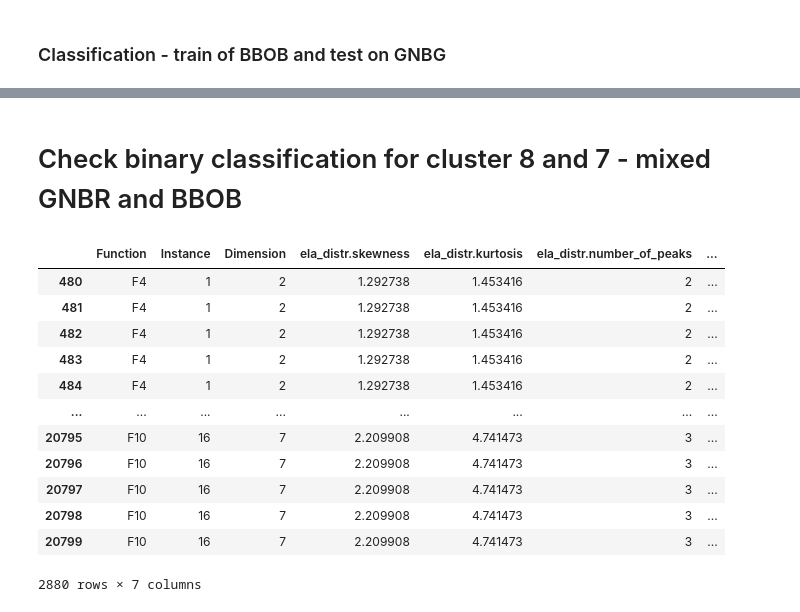
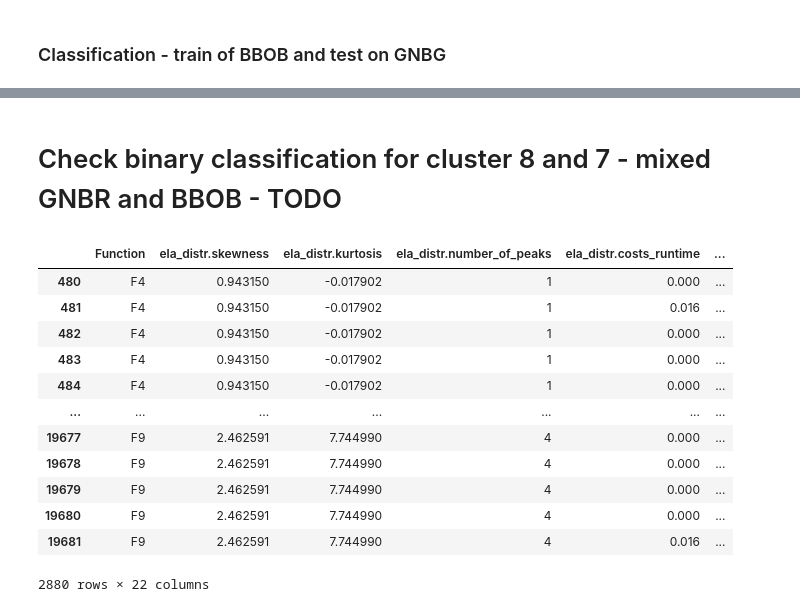
Before and after one commit to Blacked1234/evolutionary_alg, a Jupyter notebook: gnbr_bbob_class.ipynb, the cells around one changed output, grey strips where cells are left out. Saved outputs shown, nothing was run; the diff lists cells and outputs as text; code cells hidden in the pictures.

```diff
--- a/gnbr_bbob_class.ipynb
+++ b/gnbr_bbob_class.ipynb
@@ -47,12 +83,14 @@ bbob_data_df.head()
 | 3 | 0.308304 | -0.857005 | 2 | 0.000 | ... |
 | 4 | 0.308304 | -0.857005 | 2 | 0.000 | ... |
 5 rows × 63 columns
+# %%
+columns = bbob_data_df.columns.to_list()[:-3]
 # %% [markdown]
 ## Comparision
 # %%
 
 selected_features_1 = ['ela_distr.skewness', 'ela_distr.kurtosis', 'ela_distr.number_of_peaks', 'ela_distr.costs_runtime', 'fitness_distance.fd_correlation','fitness_distance.fd_cov',	'fitness_distance.distance_mean',	'fitness_distance.distance_std',	'fitness_distance.fitness_mean',	'fitness_distance.fitness_std',	'fitness_distance.costs_runtime']
-selected_features_2 = ['ela_distr.skewness', 'ela_distr.kurtosis', 'ela_distr.number_of_peaks', 'ela_distr.costs_runtime']
+selected_features_2 = columns[:20]
 selected_features_3 = ['fitness_distance.fd_correlation','fitness_distance.fd_cov',	'fitness_distance.distance_mean',	'fitness_distance.distance_std',	'fitness_distance.fitness_mean',	'fitness_distance.fitness_std',	'fitness_distance.costs_runtime']
 
 ela_melted_1 = bbob_data_df.melt(id_vars='Function', value_vars=selected_features_2, ## TODO change features
@@ -277,26 +372,29 @@ Random Forest Accuracy: 0.1820849759088918
 # %% [markdown]
-# Check binary classification for cluster 8 and 7 - mixed GNBR and BBOB
+# Check binary classification for cluster 8 and 7 - mixed GNBR and BBOB - TODO
 # %%
 df_train_1 = gnbr_data_df[(gnbr_data_df['Function'] == 'F4') |
                          (gnbr_data_df['Function'] == 'F9') |
-                         (gnbr_data_df['Function'] == 'F8')]  # Only 7th and 8th clusterdf_train = df_train[~df_train.isin([np.inf, -np.inf]).any(axis=1)]
+                         (gnbr_data_df['Function'] == 'F8')][['Function'] + selected_features_2]  # Only 7th and 8th clusterdf_train = df_train[~df_train.isin([np.inf, -np.inf]).any(axis=1)]
 
 df_train_2 = bbob_data_df[(bbob_data_df['Function'] == 'F9')|
                           (bbob_data_df['Function'] == 'F10')|
-                          (bbob_data_df['Function'] == 'F4')][['Function', 'Instance', 'Dimension'] + selected_features_2]
+                          (bbob_data_df['Function'] == 'F4')][['Function'] + selected_features_2]
+# %%
+df_train_1["Cluster"] = df_train_1['Function'].apply(lambda x: 7 if x == 'F4' else 8)
+df_train_2["Cluster"] = df_train_2['Function'].apply(lambda x: 8 if x == 'F4' else 7)
 # %%
-df_train_1["Cluster"] =
+df_train_1
 # %% [output]
-|  | Function | Instance | Dimension | ela_distr.skewness | ela_distr.kurtosis | ela_distr.number_of_peaks | ... |
-| 480 | F4 | 1 | 2 | 1.292738 | 1.453416 | 2 | ... |
-| 481 | F4 | 1 | 2 | 1.292738 | 1.453416 | 2 | ... |
-| 482 | F4 | 1 | 2 | 1.292738 | 1.453416 | 2 | ... |
-| 483 | F4 | 1 | 2 | 1.292738 | 1.453416 | 2 | ... |
-| 484 | F4 | 1 | 2 | 1.292738 | 1.453416 | 2 | ... |
-| ... | ... | ... | ... | ... | ... | ... | ... |
-| 20795 | F10 | 16 | 7 | 2.209908 | 4.741473 | 3 | ... |
-| 20796 | F10 | 16 | 7 | 2.209908 | 4.741473 | 3 | ... |
-| 20797 | F10 | 16 | 7 | 2.209908 | 4.741473 | 3 | ... |
-| 20798 | F10 | 16 | 7 | 2.209908 | 4.741473 | 3 | ... |
-| 20799 | F10 | 16 | 7 | 2.209908 | 4.741473 | 3 | ... |
+|  | Function | ela_distr.skewness | ela_distr.kurtosis | ela_distr.number_of_peaks | ela_distr.costs_runtime | ... |
+| 480 | F4 | 0.943150 | -0.017902 | 1 | 0.000 | ... |
+| 481 | F4 | 0.943150 | -0.017902 | 1 | 0.016 | ... |
+| 482 | F4 | 0.943150 | -0.017902 | 1 | 0.000 | ... |
+| 483 | F4 | 0.943150 | -0.017902 | 1 | 0.000 | ... |
+| 484 | F4 | 0.943150 | -0.017902 | 1 | 0.000 | ... |
+| ... | ... | ... | ... | ... | ... | ... |
+| 19677 | F9 | 2.462591 | 7.744990 | 4 | 0.000 | ... |
+| 19678 | F9 | 2.462591 | 7.744990 | 4 | 0.000 | ... |
+| 19679 | F9 | 2.462591 | 7.744990 | 4 | 0.000 | ... |
+| 19680 | F9 | 2.462591 | 7.744990 | 4 | 0.000 | ... |
+| 19681 | F9 | 2.462591 | 7.744990 | 4 | 0.016 | ... |
-2880 rows × 7 columns
+2880 rows × 22 columns
```
Also changed, not shown: parts of 14 cells of this notebook.
